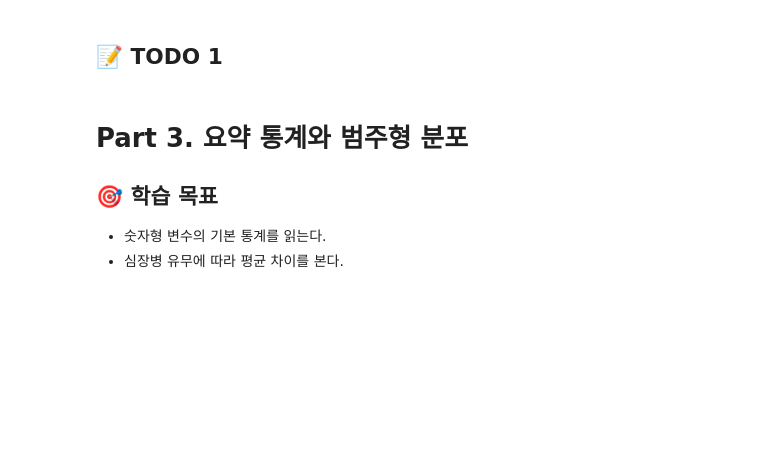
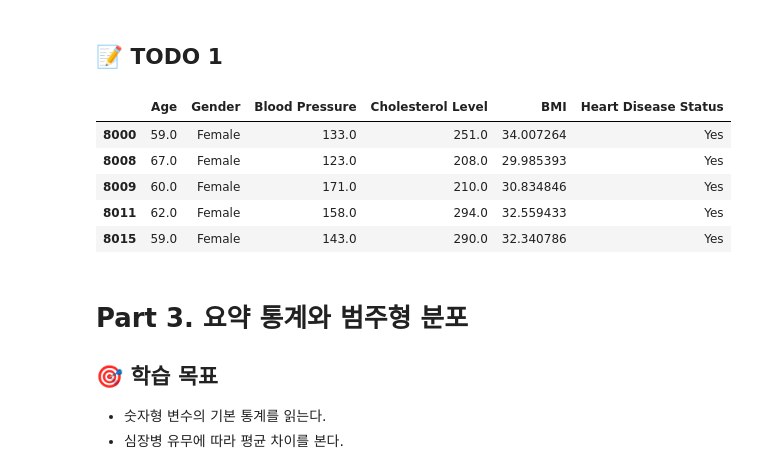
Before and after one commit to ChoYoungwon/Medical-Data-Analysis, a Jupyter notebook: 00-Data-Analysis/01_Pandas로_심혈관CSV_읽기.ipynb, the cells around one changed output. Cells and saved outputs as stored; diff of their text form; code cells hidden in the pictures; blank space fills up the shorter version.

```diff
--- a/00-Data-Analysis/01_Pandas로_심혈관CSV_읽기.ipynb
+++ b/00-Data-Analysis/01_Pandas로_심혈관CSV_읽기.ipynb
@@ -151,6 +205,15 @@ key_df.head()
 ## 📝 TODO 1
 # %%
 # 여성 환자 중 심장병이 있는 행만 골라 새로운 DataFrame을 만들어보세요.
+female_yes = key_df[(key_df["Gender"] == "Female") & (key_df["Heart Disease Status"] == "Yes")].copy()
+female_yes.head()
+# %% [output]
+|  | Age | Gender | Blood Pressure | Cholesterol Level | BMI | Heart Disease Status |
+| 8000 | 59.0 | Female | 133.0 | 251.0 | 34.007264 | Yes |
+| 8008 | 67.0 | Female | 123.0 | 208.0 | 29.985393 | Yes |
+| 8009 | 60.0 | Female | 171.0 | 210.0 | 30.834846 | Yes |
+| 8011 | 62.0 | Female | 158.0 | 294.0 | 32.559433 | Yes |
+| 8015 | 59.0 | Female | 143.0 | 290.0 | 32.340786 | Yes |
 # %% [markdown]
 # Part 3. 요약 통계와 범주형 분포
 
```
Also changed, not shown: parts of 20 cells of this notebook, 1 other file.
